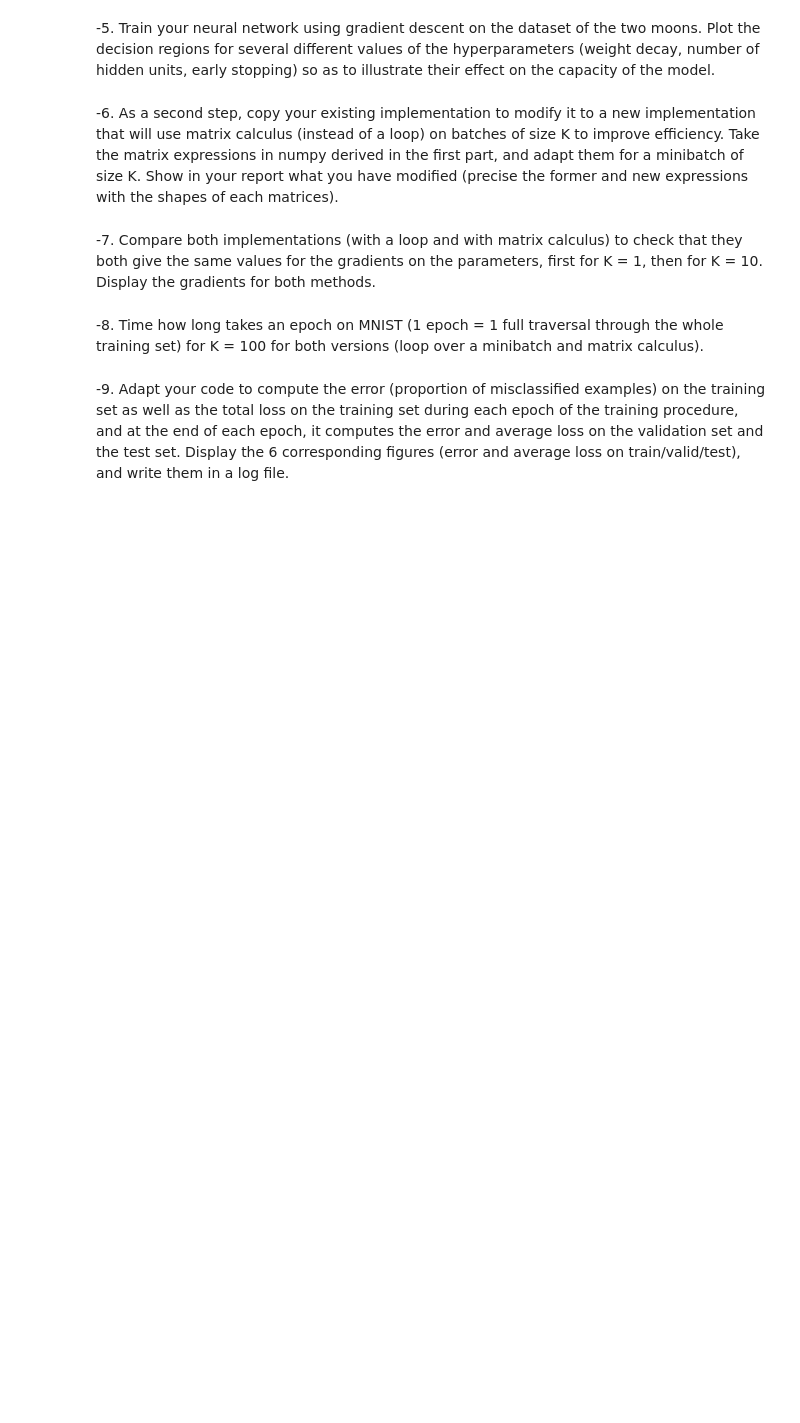
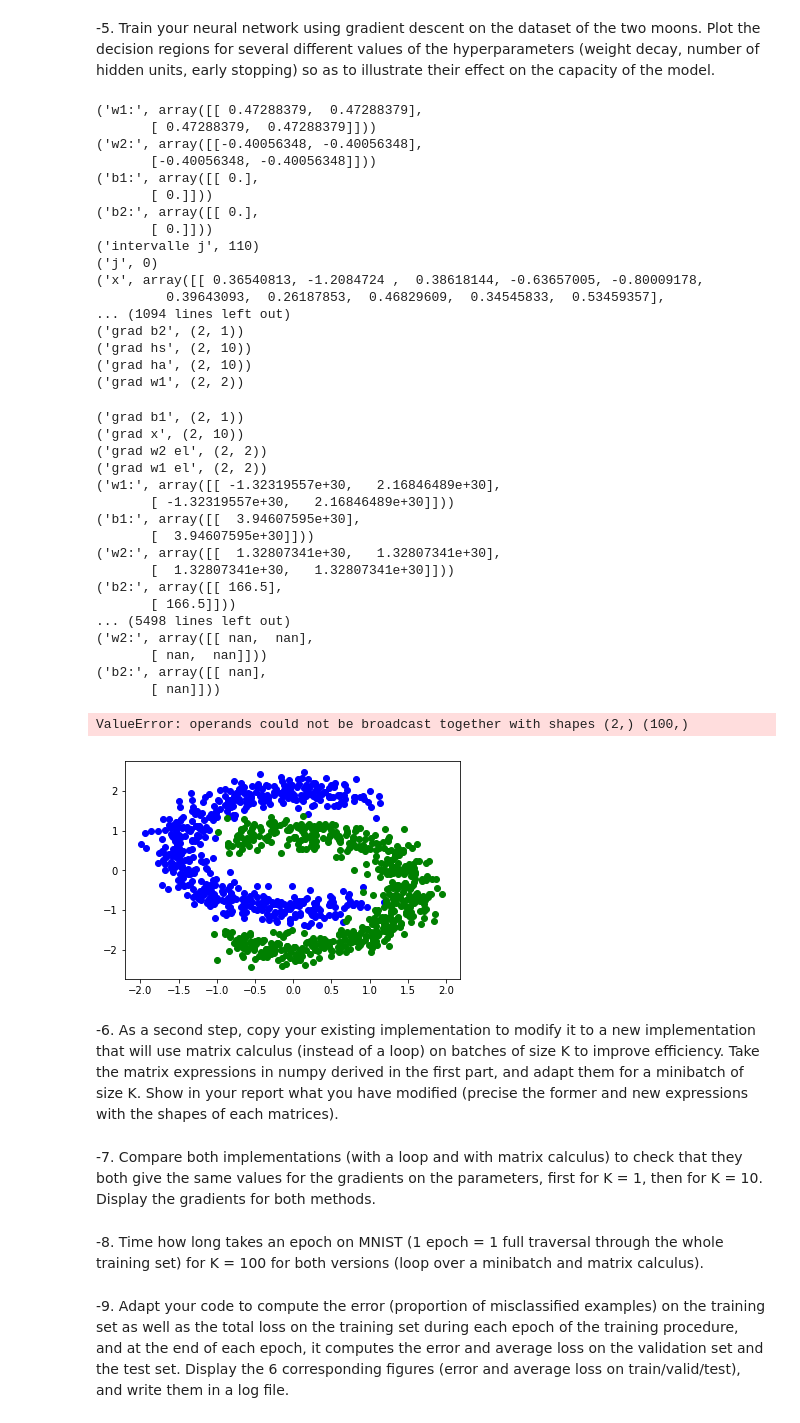
Before and after one commit to thilln/devoirML, a Jupyter notebook: Assignment 23.ipynb, the cells around one changed output. Cells and saved outputs as stored; diff of their text form; code cells hidden in the pictures; blank space fills up the shorter version.

```diff
--- a/Assignment 23.ipynb
+++ b/Assignment 23.ipynb
@@ -87,7 +87,7 @@ class Model:
         x = np.linspace(np.min(train_data[:, 0]) - 0.5,
                         np.max(train_data[:, 0]) + 0.5,
                         100)
-        y = -(self.weights[0]*x + self.bias - .5)/self.weights[1]
+        y = -(self.w2[0]*x + self.b2 - .5)/self.w2[1]
         plt.plot(x, y, c='r', lw=2, label='y = -(w1*x + b1)/w2')
         plt.xlim(np.min(train_data[:, 0]) - 0.5, np.max(train_data[:, 0]) + 0.5)
         plt.ylim(np.min(train_data[:, 1]) - 0.5, np.max(train_data[:, 1]) + 0.5)
@@ -96,7 +96,7 @@ class Model:
         plt.title(title)
         plt.show()
 # %%
-class neural_net:
+class neural_net(Model):
 
     def __init__(self, nc, m, k):
         #nc : number of neurons in the hidden layer
@@ -319,6 +345,48 @@ both classes from the dataset 2 moons).
 two moons. Plot the decision regions for several different values of the
 hyperparameters (weight decay, number of hidden units, early stopping)
 so as to illustrate their effect on the capacity of the model.
+# %%
+x= two_moons
+net3 = neural_net(2,2,10)
+net3.train(x,2,0.5)
+net3.plot_function(x,"titre")
+# %% [output]
+('w1:', array([[ 0.47288379,  0.47288379],
+       [ 0.47288379,  0.47288379]]))
+('w2:', array([[-0.40056348, -0.40056348],
+       [-0.40056348, -0.40056348]]))
+('b1:', array([[ 0.],
+       [ 0.]]))
+('b2:', array([[ 0.],
+       [ 0.]]))
+('intervalle j', 110)
+('j', 0)
+('x', array([[ 0.36540813, -1.2084724 ,  0.38618144, -0.63657005, -0.80009178,
+         0.39643093,  0.26187853,  0.46829609,  0.34545833,  0.53459357],
+... (1094 lines left out)
+('grad b2', (2, 1))
+('grad hs', (2, 10))
+('grad ha', (2, 10))
+('grad w1', (2, 2))
+('grad b1', (2, 1))
+('grad x', (2, 10))
+('grad w2 el', (2, 2))
+('grad w1 el', (2, 2))
+('w1:', array([[ -1.32319557e+30,   2.16846489e+30],
+       [ -1.32319557e+30,   2.16846489e+30]]))
+('b1:', array([[  3.94607595e+30],
+       [  3.94607595e+30]]))
+('w2:', array([[  1.32807341e+30,   1.32807341e+30],
+       [  1.32807341e+30,   1.32807341e+30]]))
+('b2:', array([[ 166.5],
+       [ 166.5]]))
+... (5498 lines left out)
+('w2:', array([[ nan,  nan],
+       [ nan,  nan]]))
+('b2:', array([[ nan],
+       [ nan]]))
+ValueError: operands could not be broadcast together with shapes (2,) (100,)
+[figure, added]
 # %% [markdown]
 -6. As a second step, copy your existing implementation to modify it to a new
 implementation that will use matrix calculus (instead of a loop) on batches
```
Also changed, not shown: parts of 2 cells of this notebook.
